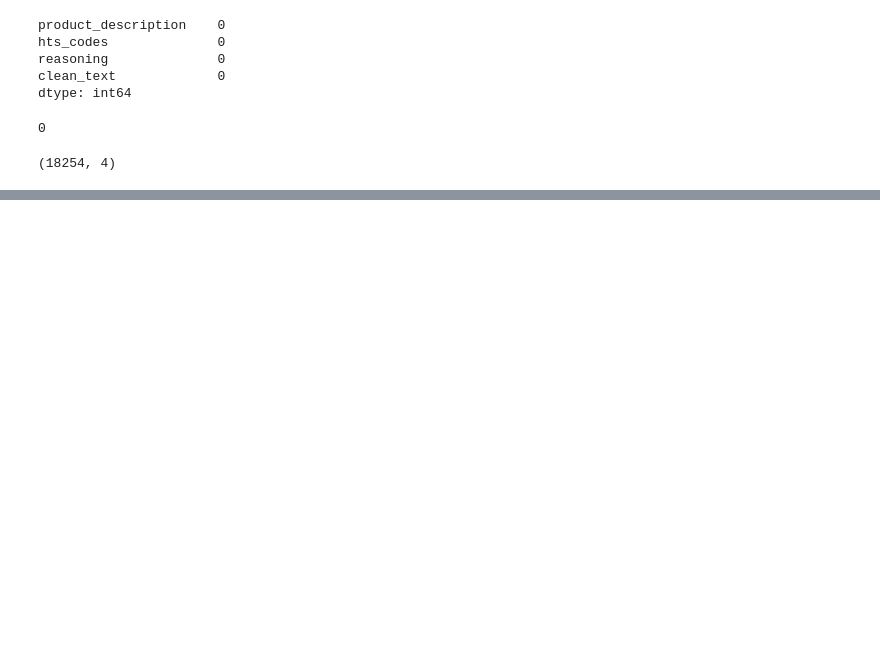
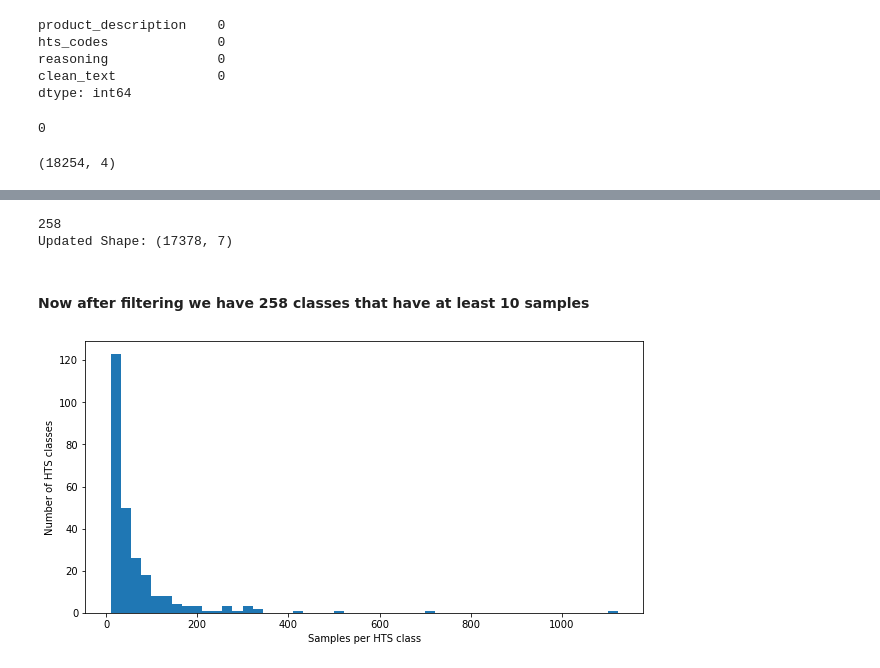
Before and after one commit to hannah-lin-nu/HTS-Master-Classifier, a Jupyter notebook: HTS_Classifier.ipynb, the cells around one changed output, grey strips where cells are left out. Saved outputs shown, nothing was run; the diff lists cells and outputs as text; code cells hidden in the pictures; blank space fills up the shorter version.

```diff
--- a/HTS_Classifier.ipynb
+++ b/HTS_Classifier.ipynb
@@ -131,0 +176,25 @@ parsed_df[
+# %%
+# Keep only classes with at least 10 samples
+valid_classes = counts[counts >= 10].index
+
+# Filter dataset by removing rare classes
+filtered_df = parsed_df[parsed_df["hts_4digit"].isin(valid_classes)].copy()
+
+print(filtered_df["hts_4digit"].nunique())
+print("Updated Shape:", filtered_df.shape)
+# %% [output]
+258
+Updated Shape: (17378, 7)
+# %% [markdown]
+#### Now after filtering we have 258 classes that have at least 10 samples
+# %%
+# Updated Visualization with filtered data
+filtered_counts = filtered_df["hts_4digit"].value_counts()
+
+plt.figure(figsize=(10,5))
+plt.hist(filtered_counts, bins=50)
+plt.xlabel("Samples per HTS class")
+plt.ylabel("Number of HTS classes")
+plt.show()
+# %% [output]
+[figure, added]
```
Also changed, not shown: parts of 12 cells of this notebook.
